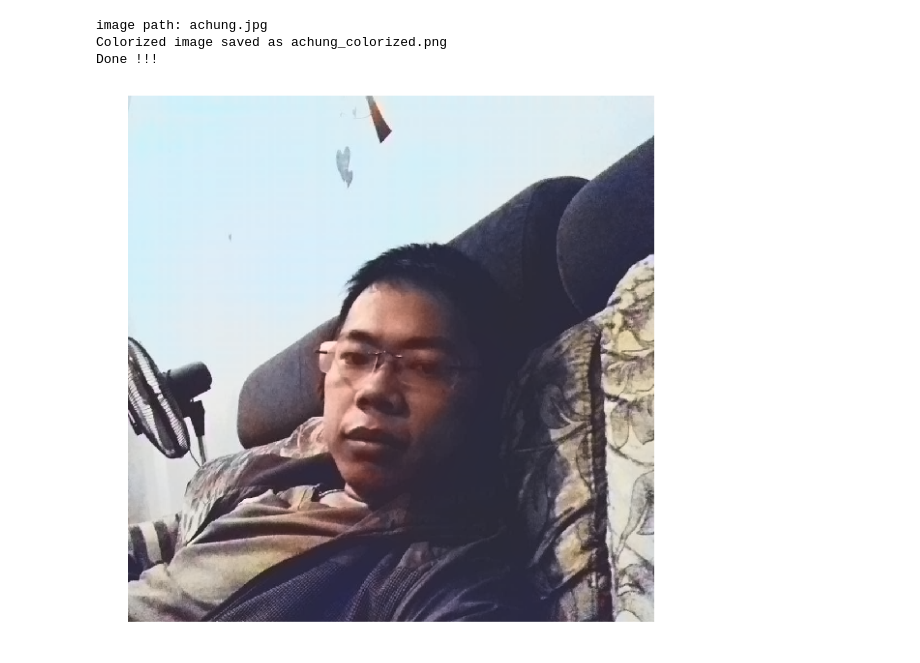
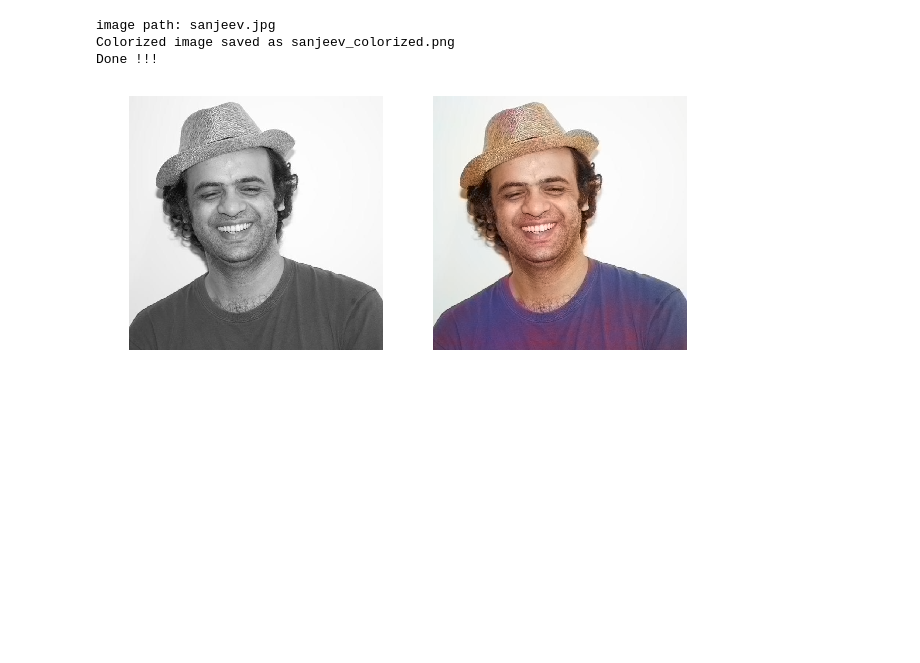
Before and after one commit to agiletechvn/opencv-starterkit, a Jupyter notebook: src/Colorization/Colorization.ipynb, the cells around one changed output. Drawn from its saved outputs; the diff is of its cells as text; code cells hidden in the pictures; blank space fills up the shorter version.

```diff
--- a/src/Colorization/Colorization.ipynb
+++ b/src/Colorization/Colorization.ipynb
@@ -30,36 +30,43 @@ net.getLayer(net.getLayerId('conv8_313_rh')).blobs = [np.full([1, 313], 2.606, n
 #from opencv sample
 W_in = 224
 H_in = 224
 
 img_rgb = (frame[:,:,[2, 1, 0]] * 1.0 / 255).astype(np.float32)
 img_lab = cv.cvtColor(img_rgb, cv.COLOR_RGB2Lab)
 img_l = img_lab[:,:,0] # pull out L channel
 
 # resize lightness channel to network input size
 img_l_rs = cv.resize(img_l, (W_in, H_in)) #
 img_l_rs -= 50 # subtract 50 for mean-centering
 
 net.setInput(cv.dnn.blobFromImage(img_l_rs))
 ab_dec = net.forward()[0,:,:,:].transpose((1,2,0)) # this is our result
 
 (H_orig,W_orig) = img_rgb.shape[:2] # original image size
 ab_dec_us = cv.resize(ab_dec, (W_orig, H_orig))
 img_lab_out = np.concatenate((img_l[:,:,np.newaxis],ab_dec_us),axis=2) # concatenate with original image L
 img_bgr_out = np.clip(cv.cvtColor(img_lab_out, cv.COLOR_Lab2BGR), 0, 1)
 
 # save to file
 outputFile = image_path[:-4]+'_colorized.png'
 updated_frame = (img_bgr_out*255).astype(np.uint8)
 cv.imwrite(outputFile, updated_frame)
 
-plt.figure(figsize=[15,10])
-plt.imshow(cv.cvtColor(updated_frame, cv.COLOR_BGR2RGB))
-plt.axis('off')
+
+
+
+_, (ax1, ax2) = plt.subplots(1, 2, figsize=[10,10])
+
+ax1.imshow(cv.cvtColor(frame, cv.COLOR_BGR2RGB))
+ax1.axis('off')
+
+ax2.imshow(cv.cvtColor(updated_frame, cv.COLOR_BGR2RGB))
+ax2.axis('off')
 
 print('Colorized image saved as '+outputFile)
 print('Done !!!')
 # %% [output]
-image path: achung.jpg
-Colorized image saved as achung_colorized.png
+image path: sanjeev.jpg
+Colorized image saved as sanjeev_colorized.png
 Done !!!
-[figure, old version]
+[figure, new version]
```
Also changed, not shown: 2 other files.
